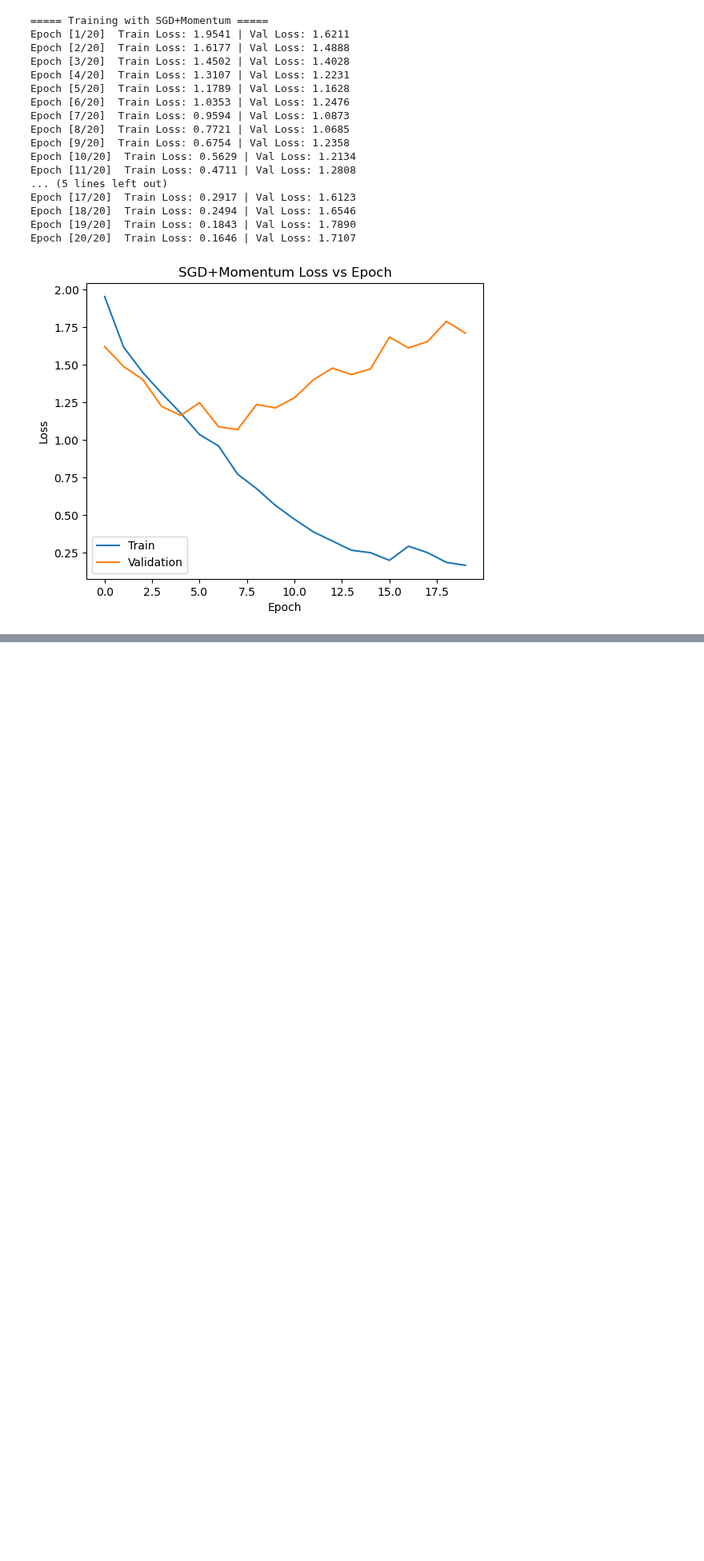
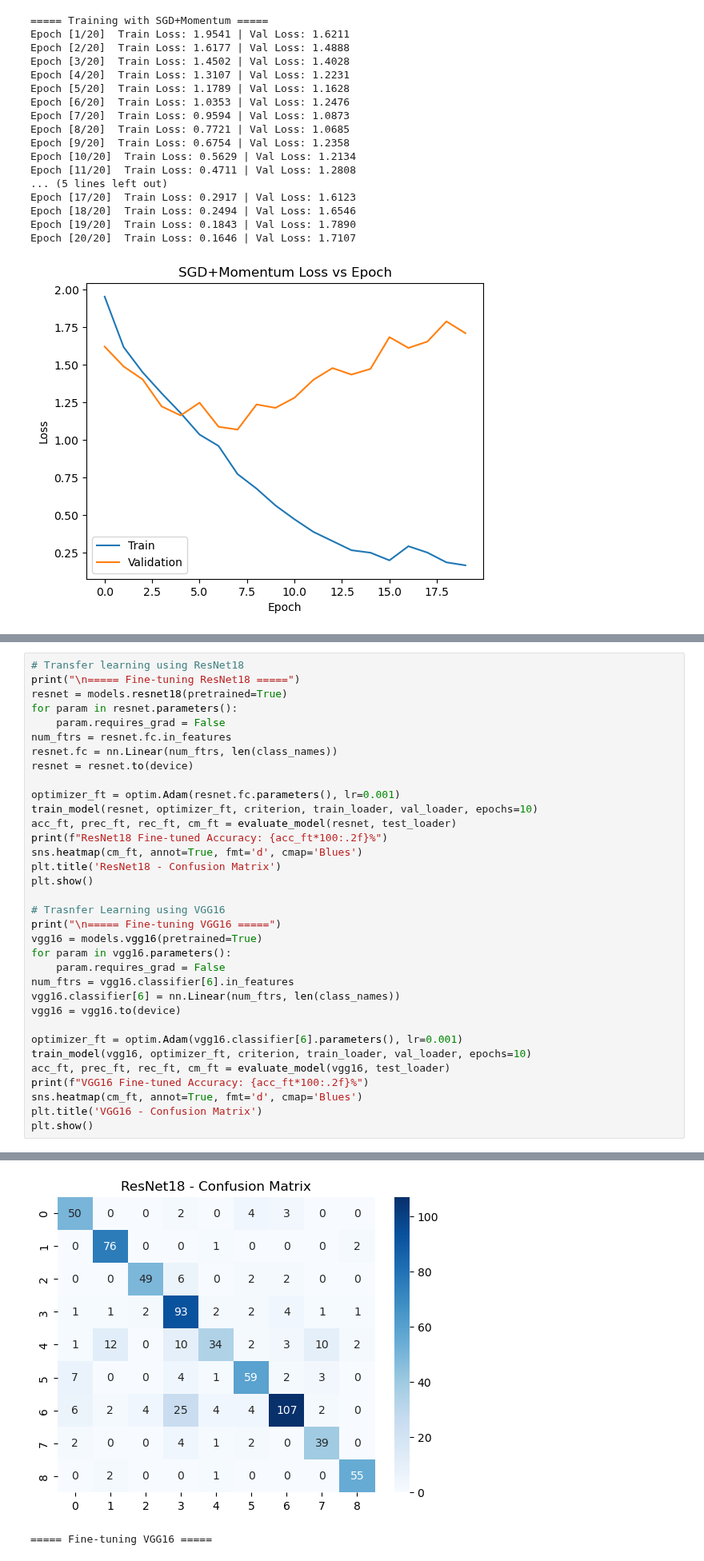
Before and after one commit to minuraashen/EN3150-CNN-for-Image-Classification, a Jupyter notebook: realwaste.ipynb, the cells around one changed output, grey strips where cells are left out. Shown at 80% size. Drawn from its saved outputs; the diff is of its cells as text; blank space fills up the shorter version.

Commit message:
Transfer learning using ResNet18 and VGG16

```diff
--- a/realwaste.ipynb
+++ b/realwaste.ipynb
@@ -213,0 +233,35 @@ Epoch [20/20]  Train Loss: 0.1646 | Val Loss: 1.7107
+# %%
+# Transfer learning using ResNet18
+print("\n===== Fine-tuning ResNet18 =====")
+resnet = models.resnet18(pretrained=True)
+for param in resnet.parameters():
+    param.requires_grad = False
+num_ftrs = resnet.fc.in_features
+resnet.fc = nn.Linear(num_ftrs, len(class_names))
+resnet = resnet.to(device)
+
+optimizer_ft = optim.Adam(resnet.fc.parameters(), lr=0.001)
+train_model(resnet, optimizer_ft, criterion, train_loader, val_loader, epochs=10)
+acc_ft, prec_ft, rec_ft, cm_ft = evaluate_model(resnet, test_loader)
+print(f"ResNet18 Fine-tuned Accuracy: {acc_ft*100:.2f}%")
+sns.heatmap(cm_ft, annot=True, fmt='d', cmap='Blues')
+plt.title('ResNet18 - Confusion Matrix')
+plt.show()
+
+# Trasnfer Learning using VGG16
+print("\n===== Fine-tuning VGG16 =====")
+vgg16 = models.vgg16(pretrained=True)
+for param in vgg16.parameters():
+    param.requires_grad = False
+num_ftrs = vgg16.classifier[6].in_features
+vgg16.classifier[6] = nn.Linear(num_ftrs, len(class_names))
+vgg16 = vgg16.to(device)
+
+optimizer_ft = optim.Adam(vgg16.classifier[6].parameters(), lr=0.001)
+train_model(vgg16, optimizer_ft, criterion, train_loader, val_loader, epochs=10)
+acc_ft, prec_ft, rec_ft, cm_ft = evaluate_model(vgg16, test_loader)
+print(f"VGG16 Fine-tuned Accuracy: {acc_ft*100:.2f}%")
+sns.heatmap(cm_ft, annot=True, fmt='d', cmap='Blues')
+plt.title('VGG16 - Confusion Matrix')
+plt.show()
+# %% [output]
@@ -213,0 +281,2 @@ Epoch [20/20]  Train Loss: 0.1646 | Val Loss: 1.7107
+[figure, added]
+===== Fine-tuning VGG16 =====
```
Also changed, not shown: parts of 2 cells of this notebook.
